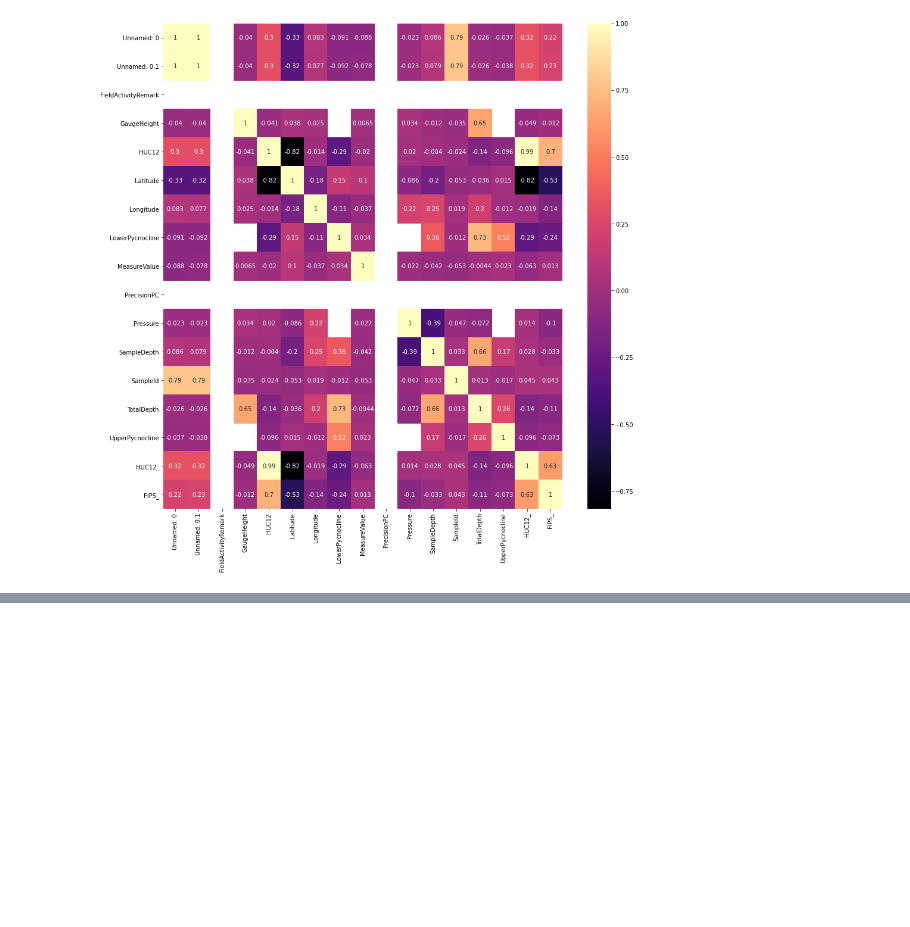
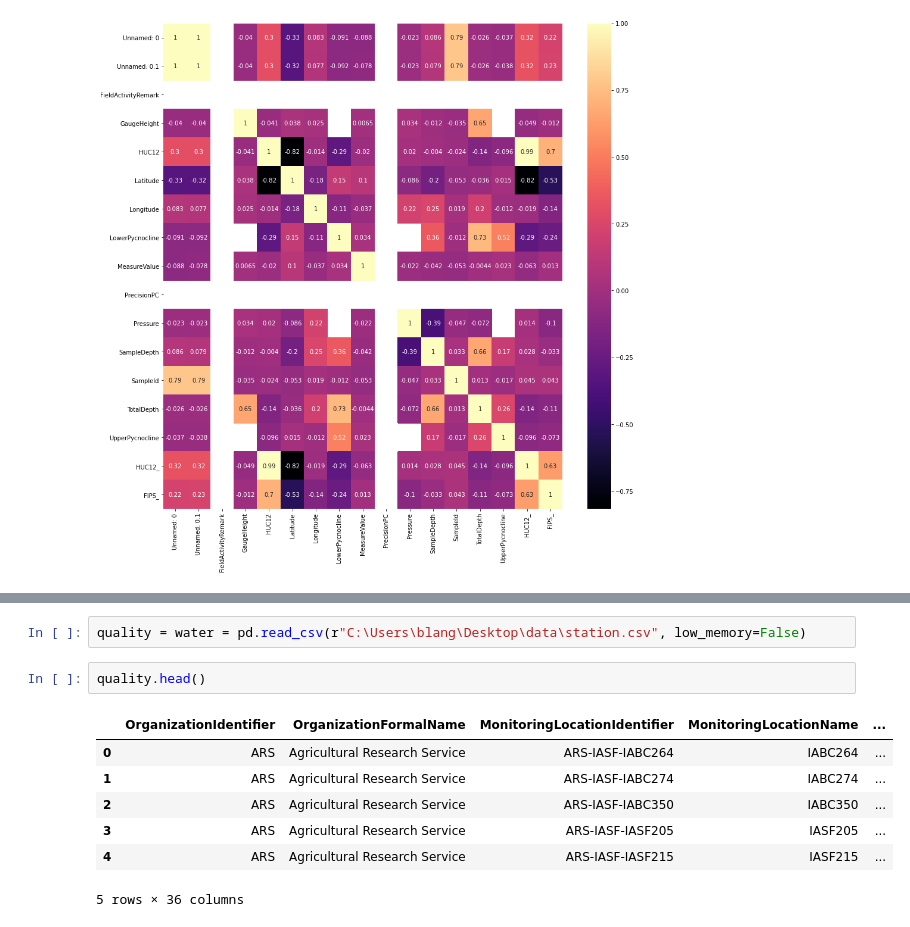
Before and after one commit to Bryan-Lange/Hack-the-Bay-Project, a Jupyter notebook: notebooks/dataload.ipynb, the cells around one changed output, grey strips where cells are left out. Cells and saved outputs as stored; diff of their text form; blank space fills up the shorter version.

```diff
--- a/notebooks/dataload.ipynb
+++ b/notebooks/dataload.ipynb
@@ -110,0 +131,12 @@ sns.heatmap(water.corr(), annot=True, cmap='magma')
+# %%
+quality = water = pd.read_csv(r"C:\Users\blang\Desktop\data\station.csv", low_memory=False)
+# %%
+quality.head()
+# %% [output]
+|  | OrganizationIdentifier | OrganizationFormalName | MonitoringLocationIdentifier | MonitoringLocationName | ... |
+| 0 | ARS | Agricultural Research Service | ARS-IASF-IABC264 | IABC264 | ... |
+| 1 | ARS | Agricultural Research Service | ARS-IASF-IABC274 | IABC274 | ... |
+| 2 | ARS | Agricultural Research Service | ARS-IASF-IABC350 | IABC350 | ... |
+| 3 | ARS | Agricultural Research Service | ARS-IASF-IASF205 | IASF205 | ... |
+| 4 | ARS | Agricultural Research Service | ARS-IASF-IASF215 | IASF215 | ... |
+5 rows × 36 columns
```
Also changed, not shown: parts of 4 cells of this notebook.
